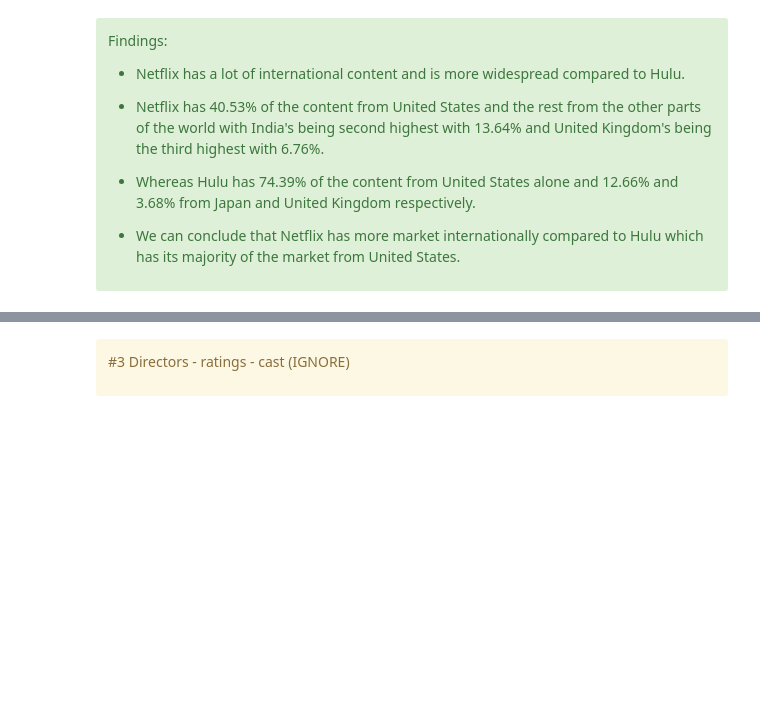
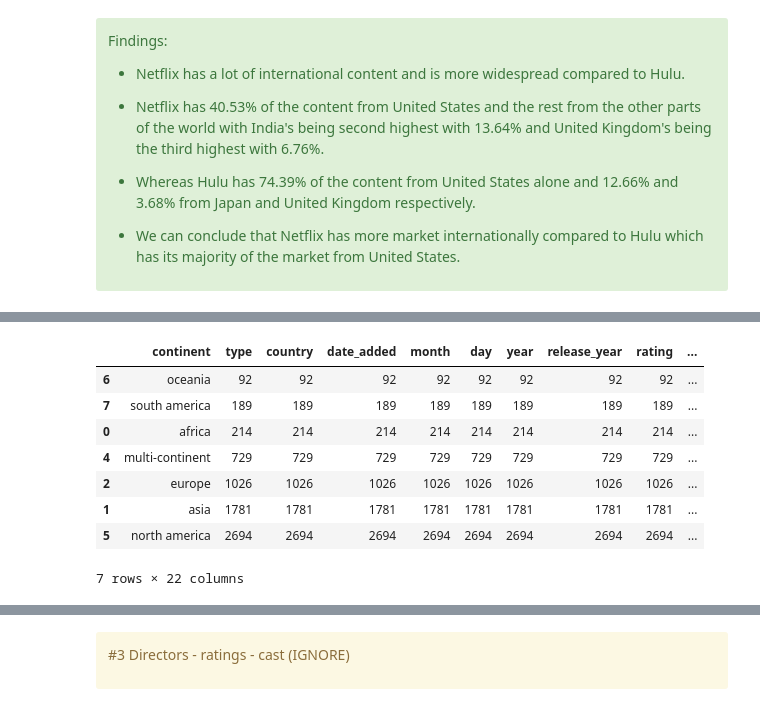
Before and after one commit to RickyMiura/Netflix-Hulu-EDA, a Jupyter notebook: plotting_gopi.ipynb, the cells around one changed output, grey strips where cells are left out. Cells and saved outputs as stored; diff of their text form; code cells hidden in the pictures; blank space fills up the shorter version.

```diff
--- a/plotting_gopi.ipynb
+++ b/plotting_gopi.ipynb
@@ -474,0 +471,12 @@ plt.show()
+# %%
+n_continent_type
+# %% [output]
+|  | continent | type | country | date_added | month | day | year | release_year | rating | ... |
+| 6 | oceania | 92 | 92 | 92 | 92 | 92 | 92 | 92 | 92 | ... |
+| 7 | south america | 189 | 189 | 189 | 189 | 189 | 189 | 189 | 189 | ... |
+| 0 | africa | 214 | 214 | 214 | 214 | 214 | 214 | 214 | 214 | ... |
+| 4 | multi-continent | 729 | 729 | 729 | 729 | 729 | 729 | 729 | 729 | ... |
+| 2 | europe | 1026 | 1026 | 1026 | 1026 | 1026 | 1026 | 1026 | 1026 | ... |
+| 1 | asia | 1781 | 1781 | 1781 | 1781 | 1781 | 1781 | 1781 | 1781 | ... |
+| 5 | north america | 2694 | 2694 | 2694 | 2694 | 2694 | 2694 | 2694 | 2694 | ... |
+7 rows × 22 columns
```
Also changed, not shown: parts of 8 cells of this notebook, 4 other files.
